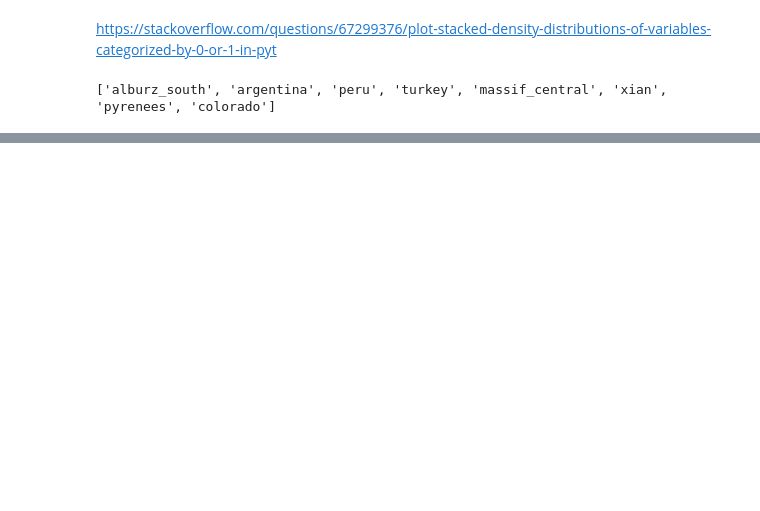
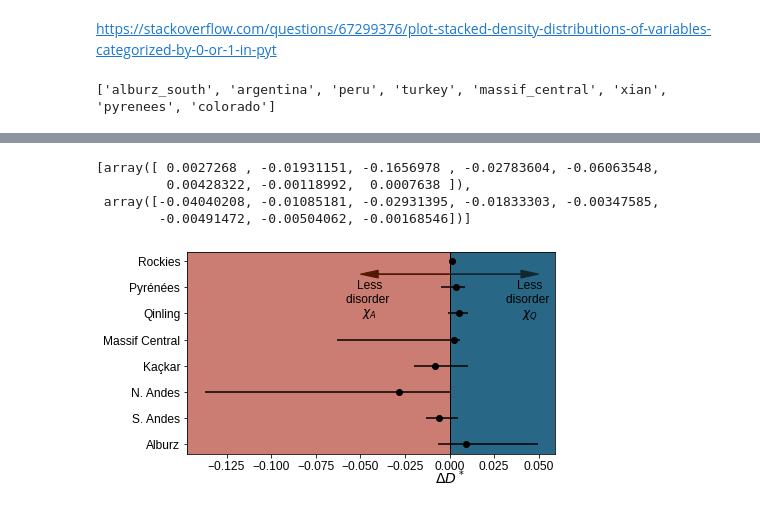
Before and after one commit to MarinaRuizSO/JGR_paper, a Jupyter notebook: natural_landscapes/real_life_plot_kde_for_paper.ipynb, the cells around one changed output, grey strips where cells are left out. Drawn from its saved outputs; the diff is of its cells as text; code cells hidden in the pictures; blank space fills up the shorter version.

```diff
--- a/natural_landscapes/real_life_plot_kde_for_paper.ipynb
+++ b/natural_landscapes/real_life_plot_kde_for_paper.ipynb
@@ -359,0 +411,7 @@ Text(-0.0004, -2.5, '$\\bf{\\it{{\\Delta D^*}}}$')
+# %%
+df_summary = pd.DataFrame(kde_mountain_median_order, columns=['median'])
+# %%
+df_summary['mountain'] = ['alburz_south', 'argentina', 'peru', 'turkey', 'massif_central', 'xian', 'pyrenees', 'colorado']
+# %%
+df_summary['perc_5'] = np.abs(df_summary['median']-kde_mountain_5_order)
+df_summary['perc_95'] = np.abs(df_summary['median']-kde_mountain_95_order)
@@ -359,0 +430,47 @@ Text(-0.0004, -2.5, '$\\bf{\\it{{\\Delta D^*}}}$')
+# %%
+mountain
+# %% [output]
+[array([ 0.0027268 , -0.01931151, -0.1656978 , -0.02783604, -0.06063548,
+         0.00428322, -0.00118992,  0.0007638 ]),
+ array([-0.04040208, -0.01085181, -0.02931395, -0.01833303, -0.00347585,
+        -0.00491472, -0.00504062, -0.00168546])]
+# %%
+from matplotlib import rcParams
+
+rcParams['font.family'] = 'sans-serif'
+rcParams['font.sans-serif'] = ['Liberation Sans']
+rcParams['font.size'] = 12
+fig, ax1 = plt.subplots(figsize=(6.6,6.6/(16./9.)))
+# error bar values w/ different -/+ errors that
+# also vary with the x-position
+
+x= df_summary['median'].values
+y = [0,1,2,3,4,5,6,7]
+lower_error = df_summary['perc_5'].values
+upper_error = df_summary['perc_95'].values
+asymmetric_error = [lower_error, upper_error]
+
+ax1.errorbar(x, y, xerr=asymmetric_error, fmt='o', c='black')
+ax1.axvline(x=0, color='black', linestyle='-', ymax=ax1.get_ylim()[1], zorder=0, lw = 1)
+#labels = [item.get_text() for item in ax1.get_yticklabels()]
+labels = ['Alburz', 'S. Andes', 'N. Andes', 'Kaçkar', 'Massif Central', 'Qinling', 'Pyrénées', 'Rockies']
+#ax1.set_yticklabels(labels)
+plt.yticks(y, labels, rotation='horizontal')
+ax1.arrow(0, 6.5, 0.05, 0, head_width=0.3, head_length=0.01, linewidth=1, color=cmc.berlin.colors[int(256/2.5)], length_includes_head=True)
+ax1.arrow(0, 6.5, -0.05, 0, head_width=0.3, head_length=0.01, linewidth=1, color=cmc.berlin.colors[int(-256/3)], length_includes_head=True)
+
+ax1.text(-0.045,5.5, r'Less'+"\n"+ 'disorder '  +"\n"+r'$\bf{\it{\chi_{A}}}$',
+                ha='center', va='center', fontdict = font_dict, c= 'black')#cmc.berlin.colors[int(-256/3)])
+               #bbox=dict(facecolor='none', edgecolor='black', boxstyle='round'))
+ax1.text(0.045,5.5, r'Less'+"\n"+ 'disorder ' +"\n"+ r'$\bf{\it{\chi_{Q}}}$',
+                ha='center', va='center', fontdict = font_dict, c= 'black')#cmc.berlin.colors[int(256/2.5)])
+ax1.axvspan(0, ax1.get_xlim()[1], 0, ax1.get_ylim()[1],   facecolor=cmc.berlin.colors[int(256/4)], alpha=1, zorder=-10 )
+ax1.axvspan(ax1.get_xlim()[0], 0,0,  ax1.get_ylim()[1], facecolor=cmc.berlin.colors[int(-256/10)], alpha=1, zorder = -10 )
+#ax1.set_title('variable, asymmetric error')
+#ax1.set_yscale('log')
+ax1.margins(x=0)
+ax1.text(0, -1.5, r'$\bf{\it{{\Delta D^*}}}$', ha='center', fontdict=title_dict)
+
+plt.savefig('summary_delta_disorder_real_life.jpg', dpi=500, bbox_inches='tight')
+# %% [output]
+[figure, added]
```
Also changed, not shown: parts of 6 cells of this notebook, 18 other files.
